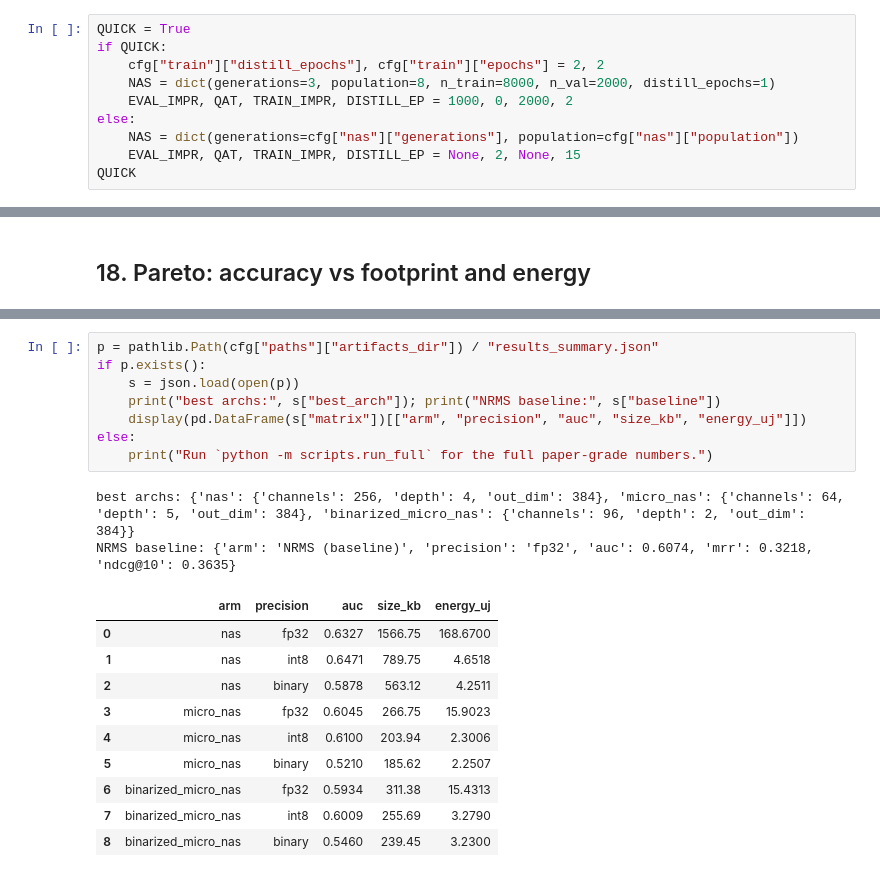
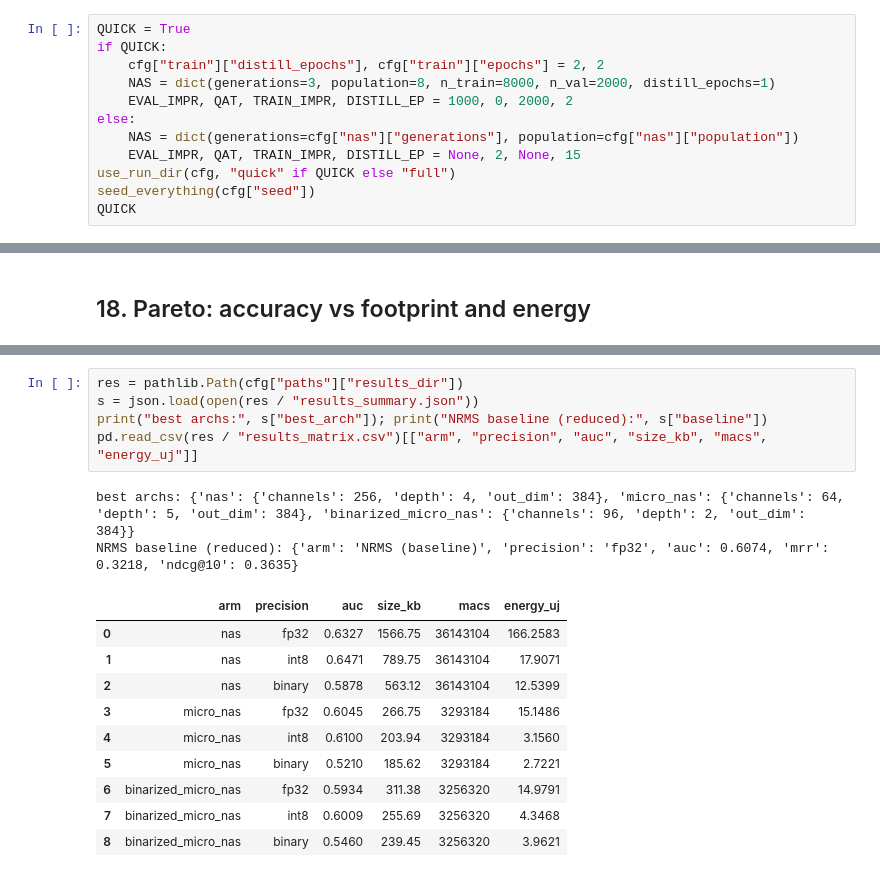
Before and after one commit to SepehrMohammady/MIND-Edge-Recommender, a Jupyter notebook: notebooks/MIND-Edge-Recommender.ipynb, the cells around one changed output, grey strips where cells are left out. Cells and saved outputs as stored; diff of their text form.

```diff
--- a/notebooks/MIND-Edge-Recommender.ipynb
+++ b/notebooks/MIND-Edge-Recommender.ipynb
@@ -65,6 +69,8 @@ if QUICK:
 else:
     NAS = dict(generations=cfg["nas"]["generations"], population=cfg["nas"]["population"])
     EVAL_IMPR, QAT, TRAIN_IMPR, DISTILL_EP = None, 2, None, 15
+use_run_dir(cfg, "quick" if QUICK else "full")
+seed_everything(cfg["seed"])
 QUICK
 # %% [output]
 True
@@ -322,21 +331,18 @@ in `paper/`.
 # %%
-p = pathlib.Path(cfg["paths"]["artifacts_dir"]) / "results_summary.json"
-if p.exists():
-    s = json.load(open(p))
-    print("best archs:", s["best_arch"]); print("NRMS baseline:", s["baseline"])
-    display(pd.DataFrame(s["matrix"])[["arm", "precision", "auc", "size_kb", "energy_uj"]])
-else:
-    print("Run `python -m scripts.run_full` for the full paper-grade numbers.")
+res = pathlib.Path(cfg["paths"]["results_dir"])
+s = json.load(open(res / "results_summary.json"))
+print("best archs:", s["best_arch"]); print("NRMS baseline (reduced):", s["baseline"])
+pd.read_csv(res / "results_matrix.csv")[["arm", "precision", "auc", "size_kb", "macs", "energy_uj"]]
 # %% [output]
 best archs: {'nas': {'channels': 256, 'depth': 4, 'out_dim': 384}, 'micro_nas': {'channels': 64, 'depth': 5, 'out_dim': 384}, 'binarized_micro_nas': {'channels': 96, 'depth': 2, 'out_dim': 384}}
-NRMS baseline: {'arm': 'NRMS (baseline)', 'precision': 'fp32', 'auc': 0.6074, 'mrr': 0.3218, 'ndcg@10': 0.3635}
+NRMS baseline (reduced): {'arm': 'NRMS (baseline)', 'precision': 'fp32', 'auc': 0.6074, 'mrr': 0.3218, 'ndcg@10': 0.3635}
-|  | arm | precision | auc | size_kb | energy_uj |
-| 0 | nas | fp32 | 0.6327 | 1566.75 | 168.6700 |
-| 1 | nas | int8 | 0.6471 | 789.75 | 4.6518 |
-| 2 | nas | binary | 0.5878 | 563.12 | 4.2511 |
-| 3 | micro_nas | fp32 | 0.6045 | 266.75 | 15.9023 |
-| 4 | micro_nas | int8 | 0.6100 | 203.94 | 2.3006 |
-| 5 | micro_nas | binary | 0.5210 | 185.62 | 2.2507 |
-| 6 | binarized_micro_nas | fp32 | 0.5934 | 311.38 | 15.4313 |
-| 7 | binarized_micro_nas | int8 | 0.6009 | 255.69 | 3.2790 |
-| 8 | binarized_micro_nas | binary | 0.5460 | 239.45 | 3.2300 |
+|  | arm | precision | auc | size_kb | macs | energy_uj |
+| 0 | nas | fp32 | 0.6327 | 1566.75 | 36143104 | 166.2583 |
+| 1 | nas | int8 | 0.6471 | 789.75 | 36143104 | 17.9071 |
+| 2 | nas | binary | 0.5878 | 563.12 | 36143104 | 12.5399 |
+| 3 | micro_nas | fp32 | 0.6045 | 266.75 | 3293184 | 15.1486 |
+| 4 | micro_nas | int8 | 0.6100 | 203.94 | 3293184 | 3.1560 |
+| 5 | micro_nas | binary | 0.5210 | 185.62 | 3293184 | 2.7221 |
+| 6 | binarized_micro_nas | fp32 | 0.5934 | 311.38 | 3256320 | 14.9791 |
+| 7 | binarized_micro_nas | int8 | 0.6009 | 255.69 | 3256320 | 4.3468 |
+| 8 | binarized_micro_nas | binary | 0.5460 | 239.45 | 3256320 | 3.9621 |
```
Also changed, not shown: parts of 23 cells of this notebook.
